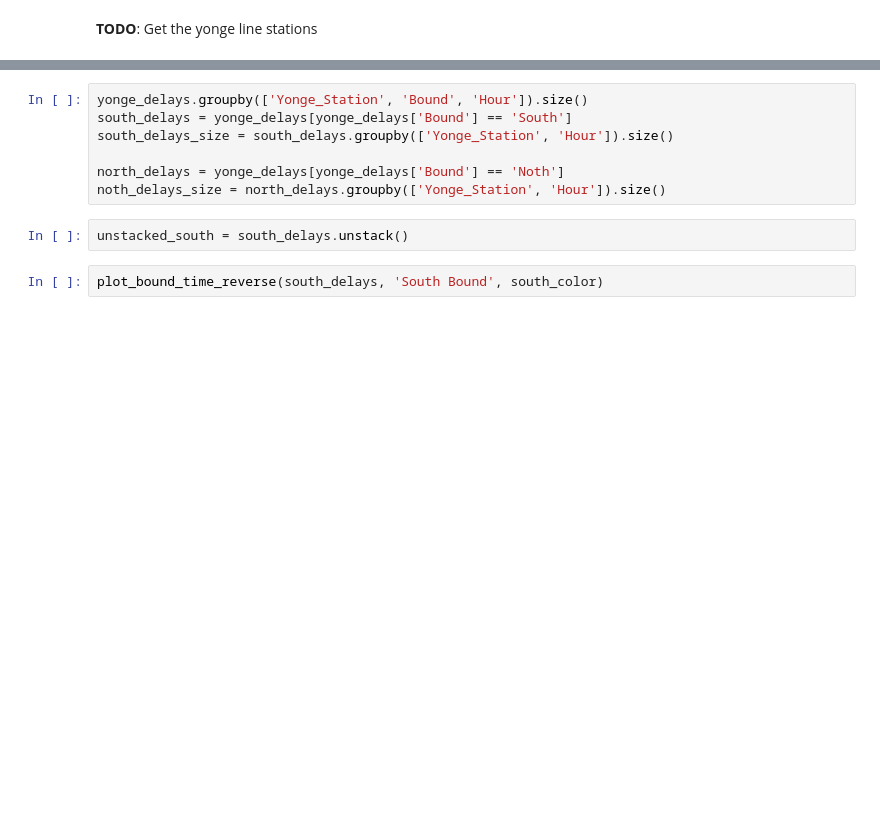
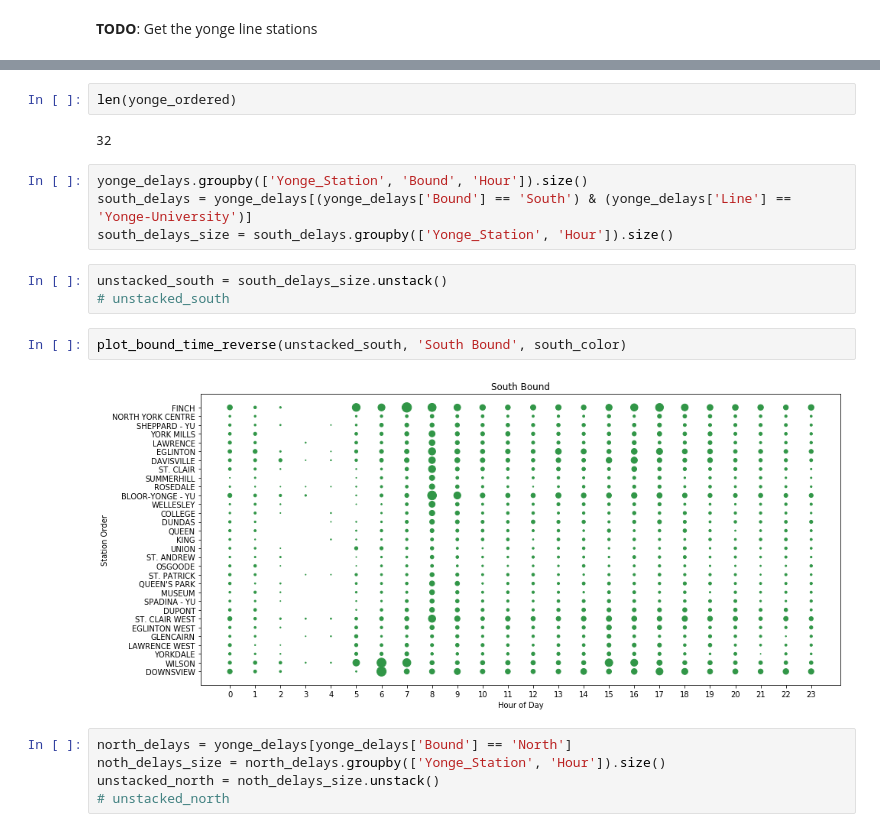
Before and after one commit to cllopes/scs-3250-tcc, a Jupyter notebook: Cindy/3_Stations.ipynb, the cells around one changed output, grey strips where cells are left out. Drawn from its saved outputs; the diff is of its cells as text; blank space fills up the shorter version.

```diff
--- a/Cindy/3_Stations.ipynb
+++ b/Cindy/3_Stations.ipynb
@@ -559,11 +600,20 @@ yonge_delays['Yonge_Station'] = pd.Categorical(yonge_delays['Station'], categori
+# %%
+len(yonge_ordered)
+# %% [output]
+32
 # %%
 yonge_delays.groupby(['Yonge_Station', 'Bound', 'Hour']).size()
-south_delays = yonge_delays[yonge_delays['Bound'] == 'South']
+south_delays = yonge_delays[(yonge_delays['Bound'] == 'South') & (yonge_delays['Line'] == 'Yonge-University')]
 south_delays_size = south_delays.groupby(['Yonge_Station', 'Hour']).size()
-
-north_delays = yonge_delays[yonge_delays['Bound'] == 'Noth']
-noth_delays_size = north_delays.groupby(['Yonge_Station', 'Hour']).size()
 # %%
-unstacked_south = south_delays.unstack()
+unstacked_south = south_delays_size.unstack()
+# unstacked_south
 # %%
-plot_bound_time_reverse(south_delays, 'South Bound', south_color)
+plot_bound_time_reverse(unstacked_south, 'South Bound', south_color)
+# %% [output]
+[figure, added]
+# %%
+north_delays = yonge_delays[yonge_delays['Bound'] == 'North']
+noth_delays_size = north_delays.groupby(['Yonge_Station', 'Hour']).size()
+unstacked_north = noth_delays_size.unstack()
+# unstacked_north
```
Also changed, not shown: parts of 14 cells of this notebook, 1 other file.
